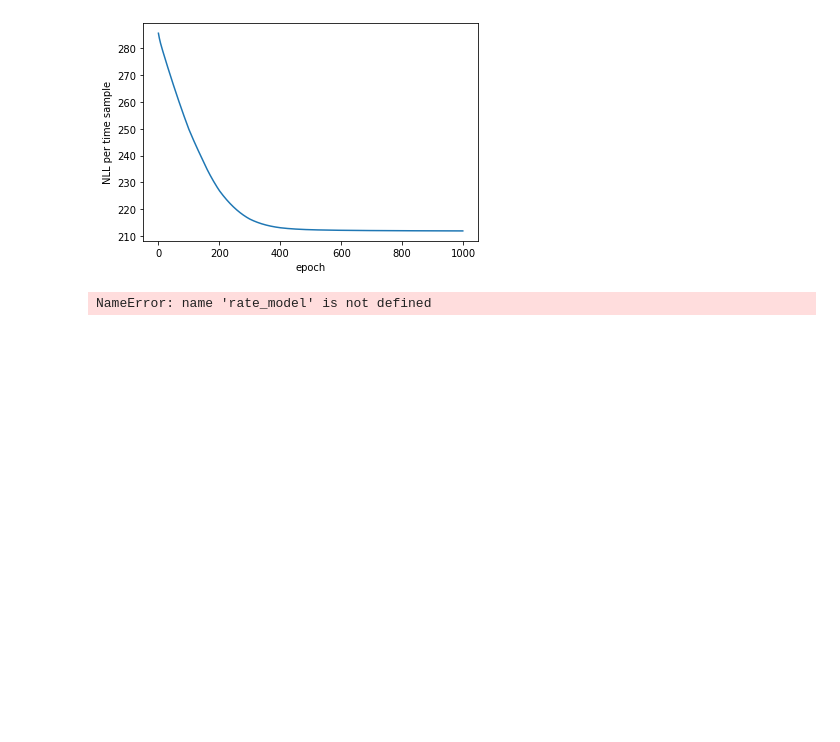
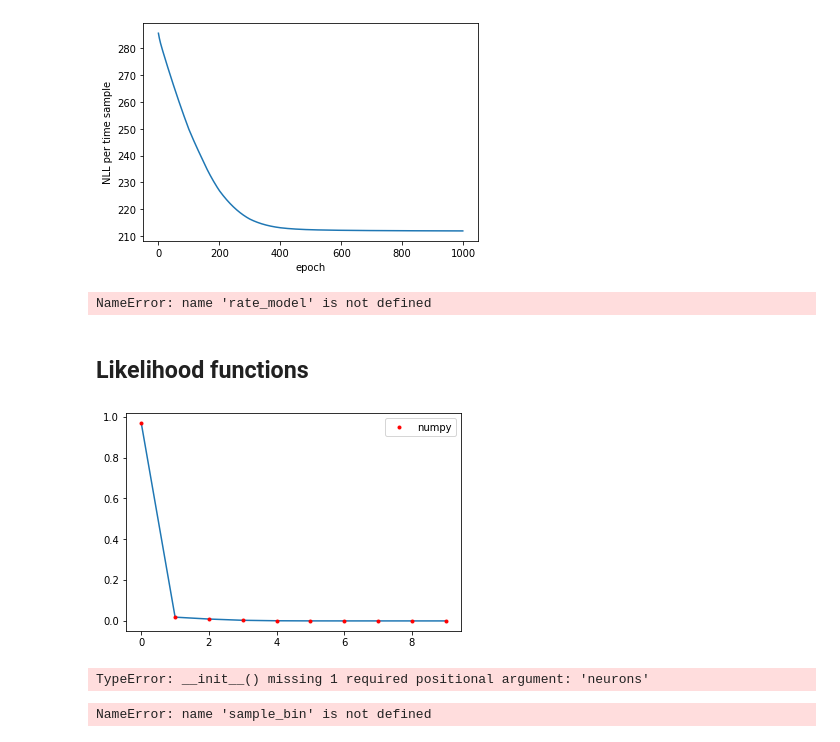
Before and after one commit to davindicode/universal-count-model, a Jupyter notebook: lib/examples/GPR.ipynb, the cells around one changed output. Saved outputs shown, nothing was run; the diff lists cells and outputs as text; code cells hidden in the pictures; blank space fills up the shorter version.

```diff
--- a/lib/examples/GPR.ipynb
+++ b/lib/examples/GPR.ipynb
@@ -407,3 +450,8 @@ fig.tight_layout()
 plt.show()
 # %% [output]
 NameError: name 'rate_model' is not defined
+# %% [markdown]
+<a id="likelihood"></a>
+## Likelihood functions
+# %%
+likelihood_type = 'ZIP'# 'NB', 'ZIP', 'P'
@@ -409,0 +485,55 @@ NameError: name 'rate_model' is not defined
+# %%
+plt.plot(spikes[0, :], np.exp(-nll.data.numpy()[0, :]))
+bins = np.arange(max_count)
+
+if likelihood_type == 'NB':
+    prbs = utils.stats.nb_count_prob(
+        bins, rates[0, 0, 0].numpy()*likelihood.tbin.item(), r_inv[0].item(), 1.0)
+elif likelihood_type == 'ZIP':
+    prbs = utils.stats.zip_count_prob(
+        bins, rates[0, 0, 0].numpy()*likelihood.tbin.item(), alpha[0].item(), 1.0)
+elif likelihood_type == 'CMP':
+    prbs = utils.stats.cmp_count_prob(
+        bins, rates[0, 0, 0].numpy()*likelihood.tbin.item(), np.exp(log_nu[0].item()), 1.0)
+elif likelihood_type == 'P':
+    prbs = utils.stats.poiss_count_prob(
+        bins, rates[0, 0, 0].numpy()*likelihood.tbin.item(), None, 1.0)
+
+plt.plot(bins, prbs, 'r.', label=r'numpy')
+plt.legend()
+plt.show()
+# %% [output]
+[figure, added]
+# %%
+### sample ###
+rate = np.linspace(0, 10, 100)[None, None, :].repeat(100, axis=0)*10
+syn_train = likelihood.sample(rate, [0], XZ=None)
+
+
+### empirical count mean and variance ###
+m = syn_train.mean(0)
+v = syn_train.var(0)
+
+plt.scatter(m, v)
+
+nx = np.linspace(0, m.max())
+plt.plot(nx, nx*(1+nx*alpha.numpy()[0]))
+plt.show()
+
+plt.hist(syn_train.flatten(), bins=np.arange(max_count+1)-.5)
+plt.show()
+# %% [output]
+TypeError: __init__() missing 1 required positional argument: 'neurons'
+# %%
+### rebinning ###
+bin_size = 100
+rc_ts = []
+
+for k in range(100):
+    tbin, resamples, rc_t, _ = utils.neural.bin_data(bin_size, sample_bin, syn_train[k],
+                                                            syn_train.shape[-1], (), average_behav=False, binned=True)
+    rc_ts.append(rc_t)
+
+rc_ts = np.array(rc_ts)
+# %% [output]
+NameError: name 'sample_bin' is not defined
```
Also changed, not shown: parts of 31 cells of this notebook, 24 other files.
